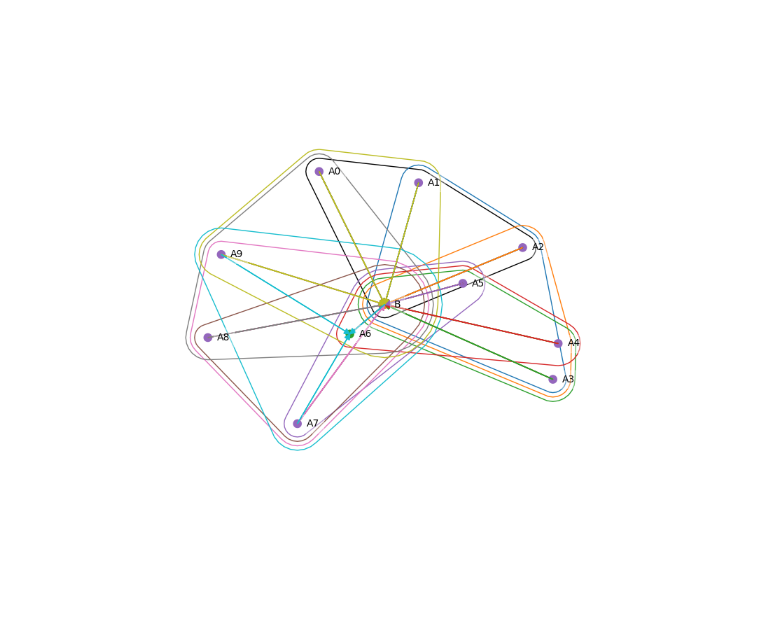
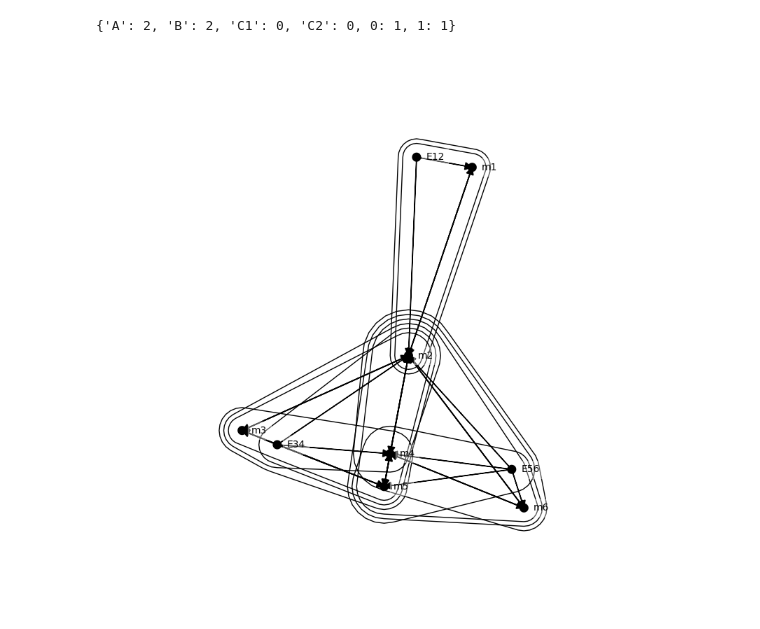
Before and after one commit to boldip/qf, a Jupyter notebook: src/work-hypergraphs.ipynb, the cells around one changed output. Cells and saved outputs as stored; diff of their text form; code cells hidden in the pictures.

```diff
--- a/src/work-hypergraphs.ipynb
+++ b/src/work-hypergraphs.ipynb
@@ -11,7 +11,7 @@ import tempfile
 from IPython.display import Image
 %matplotlib inline
 # %%
-def add_directed_hyperedge(H, sources, target):
+def add_directed_hyperedge(H, sources, target, name=None):
     """
     Adds a directed hyperarc to the hypergraph H. The corresponding edge has all sources (a list of nodes)
     and target as endpoints. The special property 'target' is associated with the edge, whose value is the target.
@@ -20,20 +20,27 @@ def add_directed_hyperedge(H, sources, target):
         H: a `hypernetx.Hypergraph`.
         sources: a list containing the source nodes.
         target: the target node.
+        name: name of the hyperarc.
     """
-    H.add_edge(hnx.Entity(H.number_of_edges(), sources + [target], props={'target': target}))
+    if name is None:
+        name = H.number_of_edges()
+    H.add_edge(hnx.Entity(name, sources + [target], props={'target': target}))
 
 def add_directed_hyperedges(H, stpairs):
     """
-    Adds a list directed hyperarcs, each specified as a pair (sources, target).
+    Adds a list directed hyperarcs, each specified as a pair (sources, target[, name]).
 
     Args:
         H: a `hypernetx.Hypergraph`.
-        stpairs: a list containing the arcs to be added, each specified by a pair (the first element
-        being a list of sources and the target being the target).
+        stpairs: a list containing the arcs to be added, each specified by a pair or triple (the first element
+        being a list of sources and the target being the target). The third element, if present, is the name
+        of the hyperarc.
     """
     for st in stpairs:
-        add_directed_hyperedge(H, st[0], st[1])
+        if len(st) == 2:
+            add_directed_hyperedge(H, st[0], st[1])
+        else:
+            add_directed_hyperedge(H, st[0], st[1], name=st[2])
 # %%
 def hg2g(H):
     """
@@ -72,11 +79,10 @@ def _visualize_hg(H, png_filename, colors = None):
             colors: a dictionary of colors (i.e., values for each node; same value imply same color).
     """
     if colors is None:
-        colors = {v.uid: 0 for v in H.nodes()}
-    ncols = max(
-                max(set(colors.values()))+1,
-                H.number_of_edges()
-            )
+        col1 = {v.uid: 0 for v in H.nodes()}
+        col2 = {h.uid: 0 for h in H.edges()}
+        colors = {**col1, **col2}
+    ncols = max(set(colors.values()))+1
     cols = np.vstack([[0,0,0,1],plt.cm.tab10(np.arange(40))]) # 0 is black
     plt.ioff()
     fig, ax = plt.subplots()
@@ -89,7 +95,7 @@ def _visualize_hg(H, png_filename, colors = None):
                  pos = posnodes, ax=ax,
                  with_edge_labels=False,
                  edges_kwargs={
-                     'edgecolors': [cols[h.uid] for h in H.edges()]
+                     'edgecolors': [cols[colors[h.uid]] for h in H.edges()]
                  },
                  nodes_kwargs={
                      'facecolors': [cols[colors[v.uid]] for v in H.nodes()]
@@ -106,7 +112,7 @@ def _visualize_hg(H, png_filename, colors = None):
                 dx = xtarget - xsource
                 dy = ytarget - ysource
                 ax.arrow(xsource, ysource, dx, dy, head_width=.03, head_length=.03,
-                         length_includes_head=True, color=cols[h.uid])
+                         length_includes_head=True, color=cols[colors[h.uid]])
     plt.savefig(png_filename, format="PNG")
 
 def visualize_hg(H, colors = None):
@@ -155 +185,5 @@ visualize_hg(H, cc)
+# %%
+fd
+# %% [output]
+{'A': 2, 'B': 2, 'C1': 0, 'C2': 0, 0: 1, 1: 1}
 # %%
@@ -157,5 +191,16 @@ add_directed_hyperedge(H, ["B", "A7", "A9"], "A6")
 # %%
-visualize_hg(H,hyper_cardon_crochemore(H))
+H = hnx.Hypergraph()
+add_directed_hyperedge(H, ["m1", "E12"], "m2", name="R1")
+add_directed_hyperedge(H, ["m2", "E12"], "m1", name="R2")
+add_directed_hyperedge(H, ["m2", "m5", "E34"], "m3", name="R31")
+add_directed_hyperedge(H, ["m2", "m5", "E34"], "m4", name="R32")
+add_directed_hyperedge(H, ["m3", "m4", "E34"], "m2", name="R41")
+add_directed_hyperedge(H, ["m3", "m4", "E34"], "m5", name="R42")
+add_directed_hyperedge(H, ["m5", "m6", "E56"], "m2", name="R51")
+add_directed_hyperedge(H, ["m5", "m6", "E56"], "m4", name="R52")
+add_directed_hyperedge(H, ["m2", "m4", "E56"], "m5", name="R61")
+add_directed_hyperedge(H, ["m2", "m4", "E56"], "m6", name="R62")
+visualize_hg(H)
 # %% [output]
-[figure, old version]
+[figure, new version]
 # %%
```
Also changed, not shown: parts of 16 cells of this notebook.
